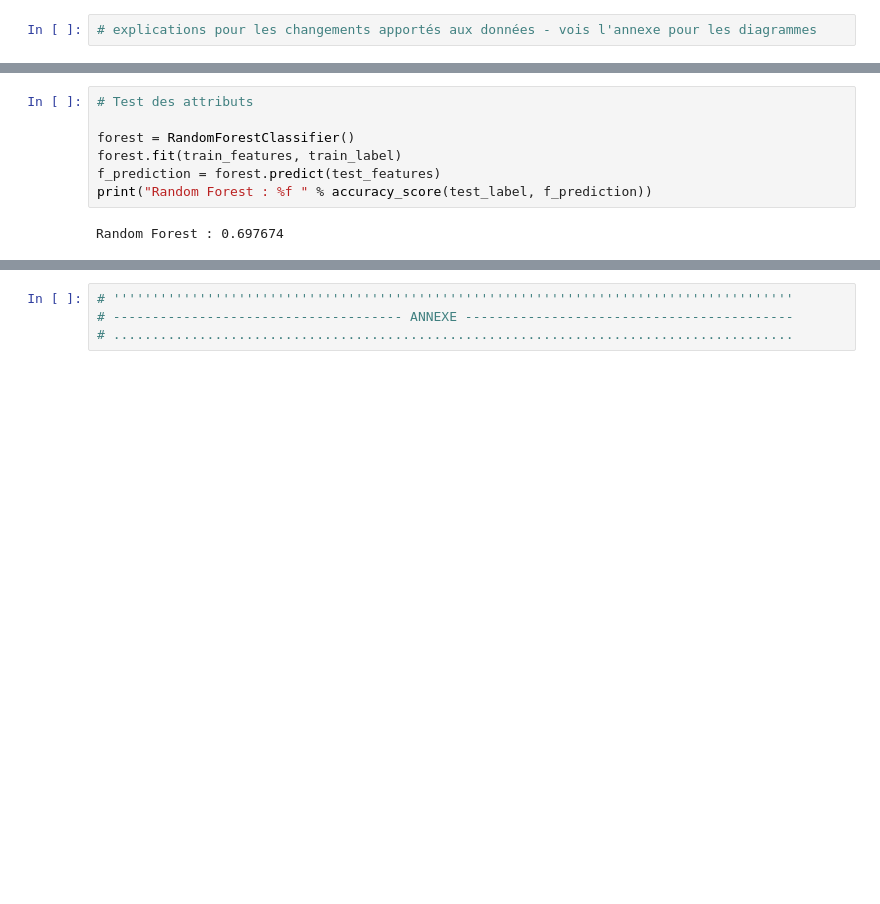
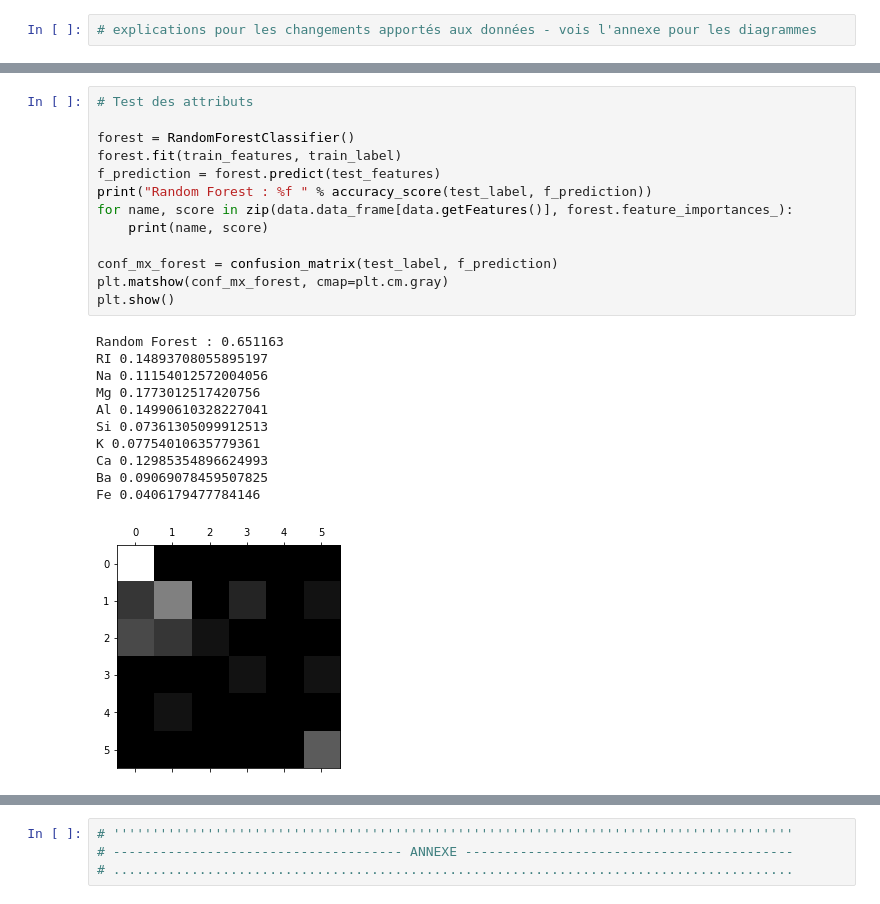
Before and after one commit to RaphaelJ-S/inf5081-tp1, a Jupyter notebook: app/app.ipynb, the cells around one changed output, grey strips where cells are left out. Drawn from its saved outputs; the diff is of its cells as text; blank space fills up the shorter version.

```diff
--- a/app/app.ipynb
+++ b/app/app.ipynb
@@ -100,11 +113,27 @@ array([[9, 0, 0, 0, 0, 0],
 # %%
 # Test des attributs
 
 forest = RandomForestClassifier()
 forest.fit(train_features, train_label)
 f_prediction = forest.predict(test_features)
 print("Random Forest : %f " % accuracy_score(test_label, f_prediction))
+for name, score in zip(data.data_frame[data.getFeatures()], forest.feature_importances_):
+    print(name, score)
+
+conf_mx_forest = confusion_matrix(test_label, f_prediction)
+plt.matshow(conf_mx_forest, cmap=plt.cm.gray)
+plt.show()
 # %% [output]
-Random Forest : 0.697674
+Random Forest : 0.651163
+RI 0.14893708055895197
+Na 0.11154012572004056
+Mg 0.1773012517420756
+Al 0.14990610328227041
+Si 0.07361305099912513
+K 0.07754010635779361
+Ca 0.12985354896624993
+Ba 0.09069078459507825
+Fe 0.0406179477784146
+[figure, added]
 # %%
 
```
Also changed, not shown: parts of 20 cells of this notebook.
